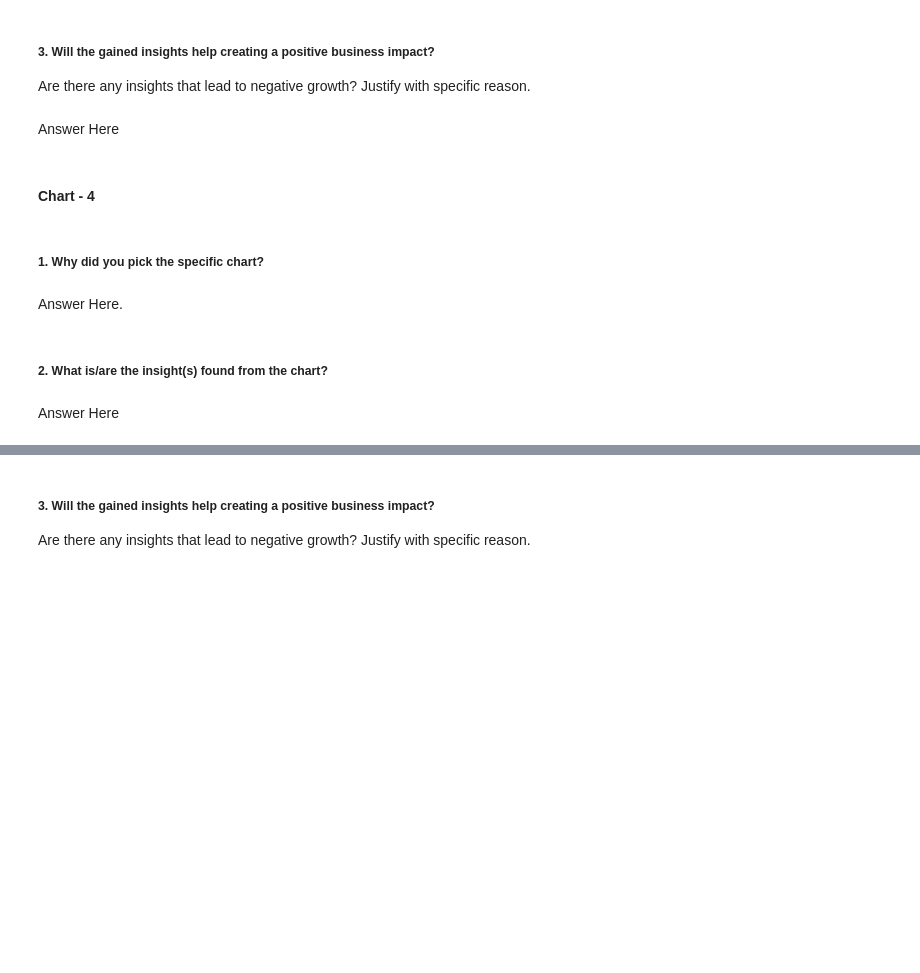
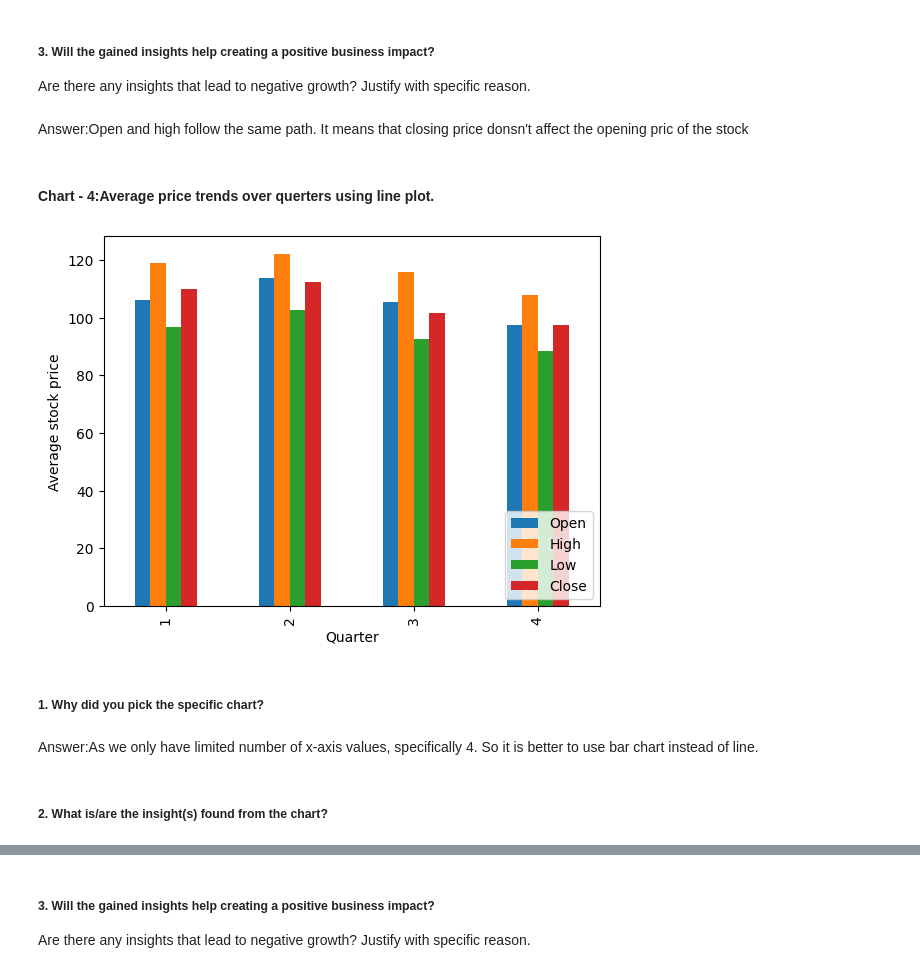
Before and after one commit to NIKHILNIGUDKAR/Yes-Bank-Stock-Closing-Price-Prediction, a Jupyter notebook: Yes_Bank_Stock_Closing_Price_Prediction.ipynb, the cells around one changed output, grey strips where cells are left out. Cells and saved outputs as stored; diff of their text form; code cells hidden in the pictures; blank space fills up the shorter version.

```diff
--- a/Yes_Bank_Stock_Closing_Price_Prediction.ipynb
+++ b/Yes_Bank_Stock_Closing_Price_Prediction.ipynb
@@ -875,7 +886,3 @@ Answer Here
 # %% [markdown]
 ##### 3. Will the gained insights help creating a positive business impact?
 Are there any insights that lead to negative growth? Justify with specific reason.
-# %% [markdown]
-Answer Here
-# %% [markdown]
-#### Chart - 4
@@ -884,8 +889,18 @@ Answer Here
+# %% [markdown]
+Answer:Open and high follow the same path. It means that closing price donsn't affect the opening pric of the stock
+# %% [markdown]
+#### Chart - 4:Average price trends over querters using line plot.
+# %%
+# Chart - 4 visualization code
+ax = df.groupby('Quarter').aggregate({'Open' : 'mean', 'High' : 'mean', 'Low' : 'mean', 'Close' : 'mean'}).plot.bar()
+ax.legend(loc='lower right')
+plt.ylabel('Average stock price')
+plt.show()
+# %% [output]
+[figure, added]
 # %% [markdown]
 ##### 1. Why did you pick the specific chart?
-# %% [markdown]
-Answer Here.
+# %% [markdown]
+Answer:As we only have limited number of x-axis values, specifically 4. So it is better to use bar chart instead of line.
 # %% [markdown]
 ##### 2. What is/are the insight(s) found from the chart?
-# %% [markdown]
-Answer Here
```
Also changed, not shown: parts of 181 cells of this notebook.
